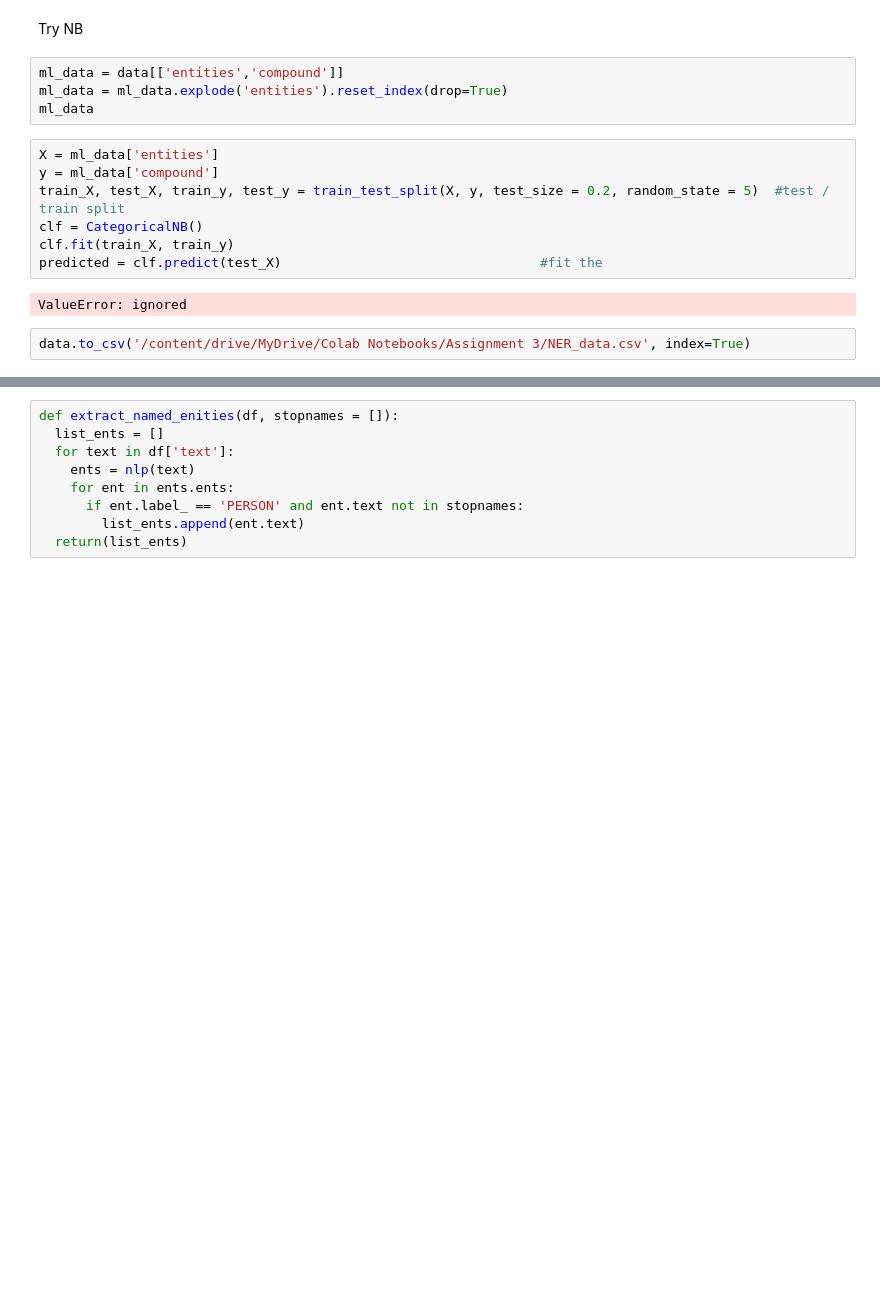
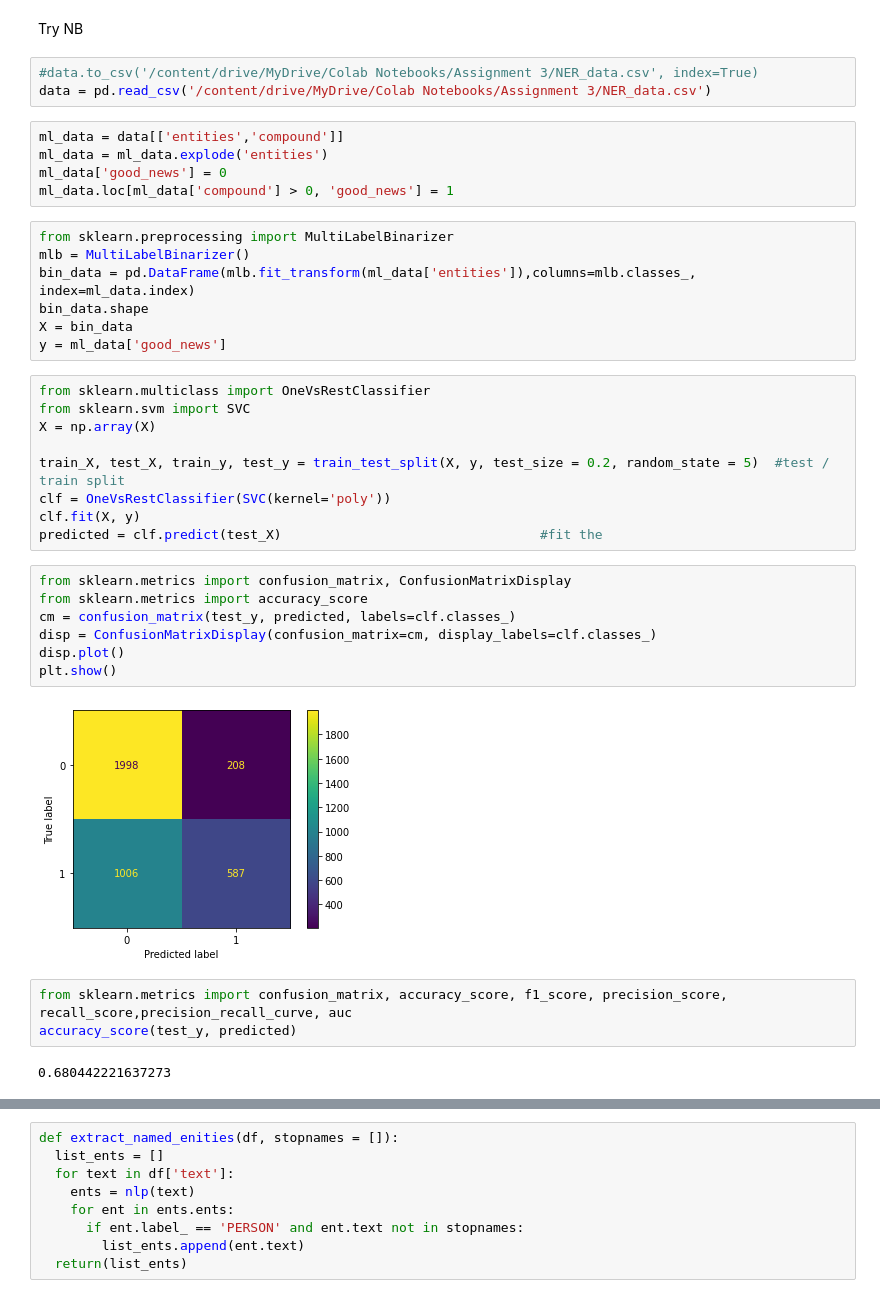
Before and after one commit to ChrisFJardine/Masterclass, a Jupyter notebook: CJardineAssignment3__NER.ipynb, the cells around one changed output, grey strips where cells are left out. Drawn from its saved outputs; the diff is of its cells as text; blank space fills up the shorter version.

```diff
--- a/CJardineAssignment3__NER.ipynb
+++ b/CJardineAssignment3__NER.ipynb
@@ -131,18 +132,41 @@ data['entities'] = data.apply(lambda x: extract_sent_named_enities(x.text), axis
 data = data[data['entities'].apply(lambda x: len(x)) > 0]
 # %% [markdown]
 Try NB
+# %%
+#data.to_csv('/content/drive/MyDrive/Colab Notebooks/Assignment 3/NER_data.csv', index=True)
+data = pd.read_csv('/content/drive/MyDrive/Colab Notebooks/Assignment 3/NER_data.csv')
 # %%
 ml_data = data[['entities','compound']]
-ml_data = ml_data.explode('entities').reset_index(drop=True)
-ml_data
+ml_data = ml_data.explode('entities')
+ml_data['good_news'] = 0
+ml_data.loc[ml_data['compound'] > 0, 'good_news'] = 1
+# %%
+from sklearn.preprocessing import MultiLabelBinarizer
+mlb = MultiLabelBinarizer()
+bin_data = pd.DataFrame(mlb.fit_transform(ml_data['entities']),columns=mlb.classes_, index=ml_data.index)
+bin_data.shape
+X = bin_data
+y = ml_data['good_news']
 # %%
-X = ml_data['entities']
-y = ml_data['compound']
+from sklearn.multiclass import OneVsRestClassifier
+from sklearn.svm import SVC
+X = np.array(X)
+
 train_X, test_X, train_y, test_y = train_test_split(X, y, test_size = 0.2, random_state = 5)  #test / train split
-clf = CategoricalNB()
-clf.fit(train_X, train_y)
+clf = OneVsRestClassifier(SVC(kernel='poly'))
+clf.fit(X, y)
 predicted = clf.predict(test_X)                                 #fit the
-# %% [output]
-ValueError: ignored
-# %%
-data.to_csv('/content/drive/MyDrive/Colab Notebooks/Assignment 3/NER_data.csv', index=True)
+# %%
+from sklearn.metrics import confusion_matrix, ConfusionMatrixDisplay
+from sklearn.metrics import accuracy_score
+cm = confusion_matrix(test_y, predicted, labels=clf.classes_)
+disp = ConfusionMatrixDisplay(confusion_matrix=cm, display_labels=clf.classes_)
+disp.plot()
+plt.show()
+# %% [output]
+[figure, added]
+# %%
+from sklearn.metrics import confusion_matrix, accuracy_score, f1_score, precision_score, recall_score,precision_recall_curve, auc
+accuracy_score(test_y, predicted)
+# %% [output]
+0.680442221637273
```
Also changed, not shown: parts of 4 cells of this notebook.
